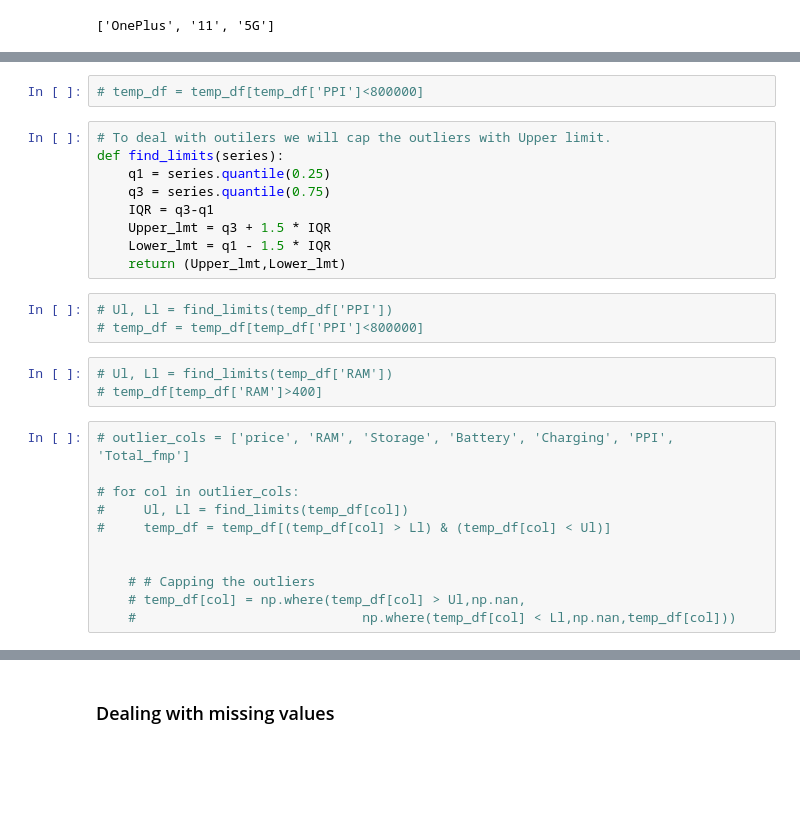
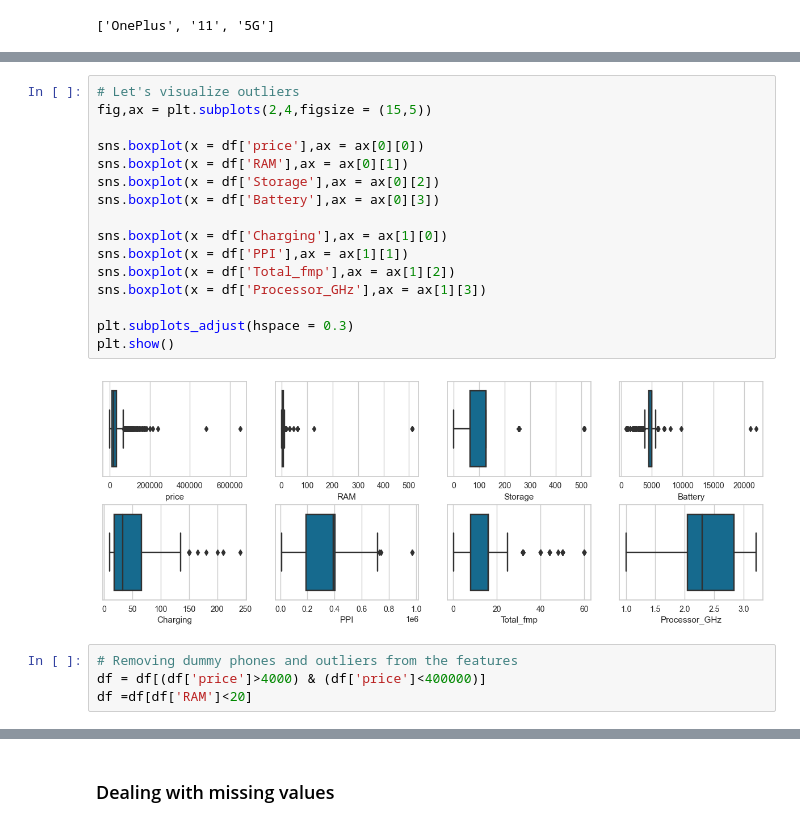
Before and after one commit to yuvraaj2002/AI_Projects, a Jupyter notebook: Smartphone_Price_Prediction/Code.ipynb, the cells around one changed output, grey strips where cells are left out. Cells and saved outputs as stored; diff of their text form; blank space fills up the shorter version.

```diff
--- a/Smartphone_Price_Prediction/Code.ipynb
+++ b/Smartphone_Price_Prediction/Code.ipynb
@@ -451,28 +389,22 @@ temp_df = temp_df[temp_df['price']>5000]
-# %%
-# temp_df = temp_df[temp_df['PPI']<800000]
-# %%
-# To deal with outilers we will cap the outliers with Upper limit.
-def find_limits(series):
-    q1 = series.quantile(0.25)
-    q3 = series.quantile(0.75)
-    IQR = q3-q1
-    Upper_lmt = q3 + 1.5 * IQR
-    Lower_lmt = q1 - 1.5 * IQR
-    return (Upper_lmt,Lower_lmt)
-# %%
-# Ul, Ll = find_limits(temp_df['PPI'])
-# temp_df = temp_df[temp_df['PPI']<800000]
-# %%
-# Ul, Ll = find_limits(temp_df['RAM'])
-# temp_df[temp_df['RAM']>400]
-# %%
-# outlier_cols = ['price', 'RAM', 'Storage', 'Battery', 'Charging', 'PPI', 'Total_fmp']
-
-# for col in outlier_cols:
-#     Ul, Ll = find_limits(temp_df[col])
-#     temp_df = temp_df[(temp_df[col] > Ll) & (temp_df[col] < Ul)]
-
-
-    # # Capping the outliers
-    # temp_df[col] = np.where(temp_df[col] > Ul,np.nan,
-    #                             np.where(temp_df[col] < Ll,np.nan,temp_df[col]))
+# %%
+# Let's visualize outliers
+fig,ax = plt.subplots(2,4,figsize = (15,5))
+
+sns.boxplot(x = df['price'],ax = ax[0][0])
+sns.boxplot(x = df['RAM'],ax = ax[0][1])
+sns.boxplot(x = df['Storage'],ax = ax[0][2])
+sns.boxplot(x = df['Battery'],ax = ax[0][3])
+
+sns.boxplot(x = df['Charging'],ax = ax[1][0])
+sns.boxplot(x = df['PPI'],ax = ax[1][1])
+sns.boxplot(x = df['Total_fmp'],ax = ax[1][2])
+sns.boxplot(x = df['Processor_GHz'],ax = ax[1][3])
+
+plt.subplots_adjust(hspace = 0.3)
+plt.show()
+# %% [output]
+[figure, added]
+# %%
+# Removing dummy phones and outliers from the features
+df = df[(df['price']>4000) & (df['price']<400000)]
+df =df[df['RAM']<20]
```
Also changed, not shown: parts of 40 cells of this notebook.
